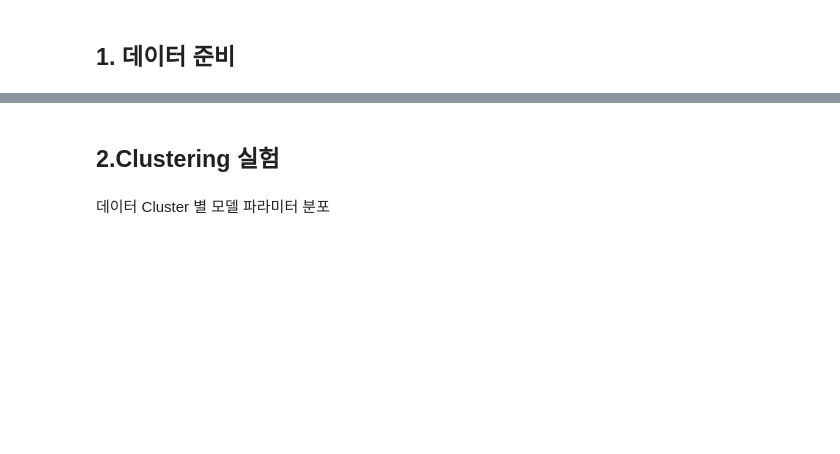
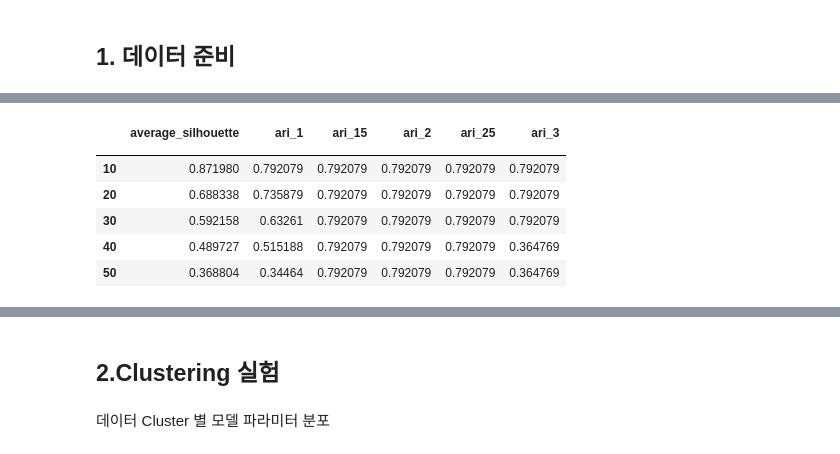
Before and after one commit to yangbaechu/FD-with-Label-Based-Group-Structure, a Jupyter notebook: FedCD.ipynb, the cells around one changed output, grey strips where cells are left out. Drawn from its saved outputs; the diff is of its cells as text; code cells hidden in the pictures; blank space fills up the shorter version.

```diff
--- a/FedCD.ipynb
+++ b/FedCD.ipynb
@@ -577,0 +650,32 @@ def model_clustering_exp(n_clients, total_client_data, distill_data, number_of_c
+# %%
+# Concatenate all DataFrames along the column axis
+all_dfs = [clustering_acc_1, clustering_acc_15, clustering_acc_2, clustering_acc_25, clustering_acc_3]
+concat_df = pd.concat(all_dfs, keys=['1', '15', '2', '25', '3'], axis=1)
+
+# Calculate the average for 'silhouette'
+average_silhouette = concat_df.xs('silhouette', axis=1, level=1).mean(axis=1)
+
+# Rename 'ari' columns based on keys and drop original 'ari' columns
+ari_df = pd.DataFrame()
+for key in ['1', '15', '2', '25', '3']:
+    ari_df[f'ari_{key}'] = concat_df[(key, 'ari')]
+
+# Drop the original 'ari' and 'silhouette' columns
+for key in ['1', '15', '2', '25', '3']:
+    del concat_df[(key, 'ari')]
+    del concat_df[(key, 'silhouette')]
+
+# Add the average silhouette value and renamed 'ari' columns to the DataFrame
+concat_df['average_silhouette', ''] = average_silhouette
+for col in ari_df.columns:
+    concat_df[col, ''] = ari_df[col]
+
+concat_df
+# %% [output]
+|  | average_silhouette | ari_1 | ari_15 | ari_2 | ari_25 | ari_3 |
+|  |  |  |  |  |  |  |
+| 10 | 0.871980 | 0.792079 | 0.792079 | 0.792079 | 0.792079 | 0.792079 |
+| 20 | 0.688338 | 0.735879 | 0.792079 | 0.792079 | 0.792079 | 0.792079 |
+| 30 | 0.592158 | 0.63261 | 0.792079 | 0.792079 | 0.792079 | 0.792079 |
+| 40 | 0.489727 | 0.515188 | 0.792079 | 0.792079 | 0.792079 | 0.364769 |
+| 50 | 0.368804 | 0.34464 | 0.792079 | 0.792079 | 0.792079 | 0.364769 |
```
Also changed, not shown: parts of 16 cells of this notebook, 2 other files.
